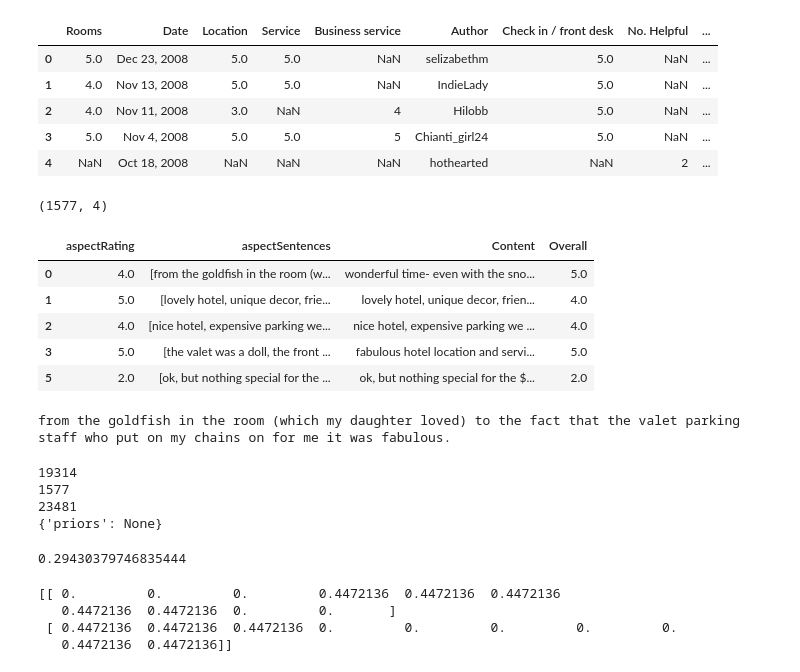
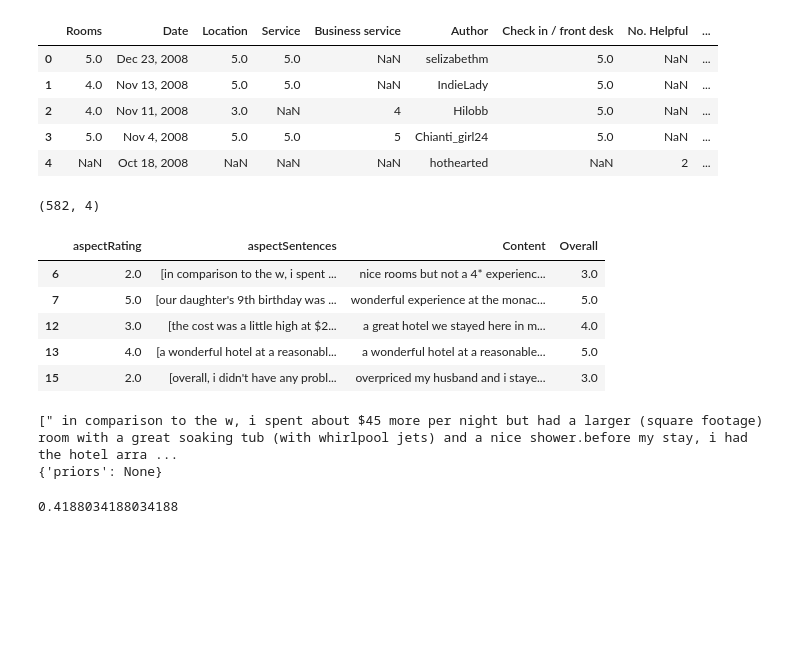
Before and after one commit to abhayspawar/review-analysis-NLP, a Jupyter notebook: feature_extraction_NBModelling.ipynb, the cells around one changed output. Saved outputs shown, nothing was run; the diff lists cells and outputs as text; code cells hidden in the pictures; blank space fills up the shorter version.

```diff
--- a/feature_extraction_NBModelling.ipynb
+++ b/feature_extraction_NBModelling.ipynb
@@ -90,22 +84,18 @@ data.head()
 | 3 | 5.0 | Nov 4, 2008 | 5.0 | 5.0 | 5 | Chianti_girl24 | 5.0 | NaN | ... |
 | 4 | NaN | Oct 18, 2008 | NaN | NaN | NaN | hothearted | NaN | 2 | ... |
 # %%
-proj_base.aspectSegmentationBayes(data["Content"])
+proj_base.aspectSegmentationBayes(data)
 train = proj_base.getTrainingData(data)
 print(train.shape)
 train.head()
 # %% [output]
-(1577, 4)
+(582, 4)
 |  | aspectRating | aspectSentences | Content | Overall |
-| 0 | 4.0 | [from the goldfish in the room (w... | wonderful time- even with the sno... | 5.0 |
-| 1 | 5.0 | [lovely hotel, unique decor, frie... | lovely hotel, unique decor, frien... | 4.0 |
-| 2 | 4.0 | [nice hotel, expensive parking we... | nice hotel, expensive parking we ... | 4.0 |
-| 3 | 5.0 | [the valet was a doll, the front ... | fabulous hotel location and servi... | 5.0 |
-| 5 | 2.0 | [ok, but nothing special for the ... | ok, but nothing special for the $... | 2.0 |
+| 6 | 2.0 | [in comparison to the w, i spent ... | nice rooms but not a 4* experienc... | 3.0 |
+| 7 | 5.0 | [our daughter's 9th birthday was ... | wonderful experience at the monac... | 5.0 |
+| 12 | 3.0 | [the cost was a little high at $2... | a great hotel we stayed here in m... | 4.0 |
+| 13 | 4.0 | [a wonderful hotel at a reasonabl... | a wonderful hotel at a reasonable... | 5.0 |
+| 15 | 2.0 | [overall, i didn't have any probl... | overpriced my husband and i staye... | 3.0 |
-# %%
-print train['aspectSentences'][0][0]
-# %% [output]
-from the goldfish in the room (which my daughter loved) to the fact that the valet parking staff who put on my chains on for me it was fabulous.
 # %%
 from nltk import bigrams
 from nltk.util import ngrams
@@ -117,6 +107,7 @@ from sklearn.naive_bayes import GaussianNB
 from sklearn.feature_extraction.text import TfidfTransformer
 from sklearn.model_selection import train_test_split
 from nltk.corpus import stopwords
+import numpy as np
 
 
 #Stemmer defined for stemming words
@@ -139,35 +130,35 @@ def clean_string(review):
 # Clean all reviews of dataset and add to new list for feature creation
 def Model_run(reviews_aspect_series,ratings_series):
     new_data_review=[]
-    for i in reviews_aspect_series:
-        new_data_review.append(clean_string(i[0]))
-
+    for r in reviews_aspect_series:
+        concat=""
+        for sentence in r:
+            concat=concat+" " + sentence
+        new_data_review.append(concat)
+    print new_data_review
 #Obain unigram features (create a function for this)
-    unigram_vectorizer = CountVectorizer(min_df=1,binary=False)
-    X = unigram_vectorizer.fit_transform(new_data_review)
-    X_1=X.toarray()
+#     unigram_vectorizer = CountVectorizer(min_df=1,binary=False)
+#     X = unigram_vectorizer.fit_transform(new_data_review)
+#     X_1=X.toarray()
 
 # Obtain Bi-unigram features (create a function for this)
-    bigram_vectorizer = CountVectorizer(ngram_range=(1, 2),token_pattern=r'\b\w+\b', min_df=1)
-    X_2 = bigram_vectorizer.fit_transform(new_data_review).toarray()
-    print len(X_2[0])
+#     bigram_vectorizer = CountVectorizer(ngram_range=(1, 2),token_pattern=r'\b\w+\b', min_df=1)
+#     X_2 = bigram_vectorizer.fit_transform(new_data_review).toarray()
+#     print len(X_2[0])
 
 #Use tf-idf transformer on the unigram/bigram features (create function here)
-    transformer = TfidfTransformer(smooth_idf=False)
-    tfidf_X1 = transformer.fit_transform(X_1)
-    tfidf_X1.toarray()
-    tfidf_X2 = transformer.fit_transform(X_2)
-    tfidf_X2.toarray()
-
-# Get complete feature set
-    X=np.concatenate((tfidf_X1.toarray(),tfidf_X2.toarray()),axis=1)
-    print len(X)
-    print len(X[0])
+#     transformer = TfidfTransformer(smooth_idf=False)
+#     tfidf_X1 = transformer.fit_transform(X_1)
+#     tfidf_X1.toarray()
+#     tfidf_X2 = transformer.fit_transform(X_2)
+#     tfidf_X2.toarray()
+    tfidf_X1=proj_base.unigram_creation(new_data_review)
+    tfidf_X2=proj_base.bigram_creation(new_data_review)
 
 
     Y=ratings_series
     np.array(Y)
-    X_train, X_test, y_train, y_test = train_test_split(X, Y, test_size=0.2, random_state=0)
+    X_train, X_test, y_train, y_test = train_test_split(tfidf_X2, Y, test_size=0.2, random_state=0)
     clf = GaussianNB()
     clf.fit(X_train,y_train)
 # clf.fit(tfidf[:160].toarray(), Y[:160])
@@ -191,8 +182,6 @@ def Model_run(reviews_aspect_series,ratings_series):
 
 Model_run(train['aspectSentences'],train['aspectRating'])
 # %% [output]
-19314
-1577
-23481
+[" in comparison to the w, i spent about $45 more per night but had a larger (square footage) room with a great soaking tub (with whirlpool jets) and a nice shower.before my stay, i had the hotel arra ...
 {'priors': None}
-0.29430379746835444
+0.4188034188034188
@@ -204,10 +188,3 @@ X=proj_base.bigram_creation(new_data_review)
-# %%
-print X
-# %% [output]
-[[ 0.         0.         0.         0.4472136  0.4472136  0.4472136
-   0.4472136  0.4472136  0.         0.       ]
- [ 0.4472136  0.4472136  0.4472136  0.         0.         0.         0.         0.
-   0.4472136  0.4472136]]
 # %%
 #Get frequency distribution of cleaned words and select one with high frequency for unigrams and bigrams
 new_data_review=[]
```
Also changed, not shown: parts of 6 cells of this notebook, 1 other file.
